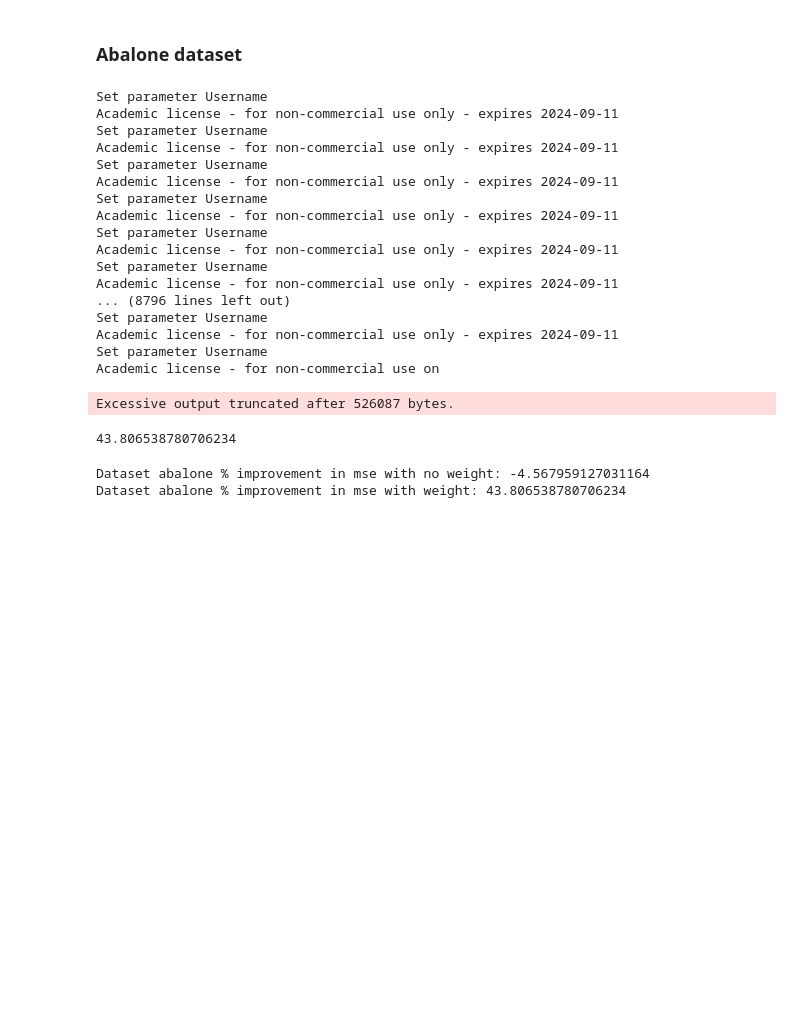
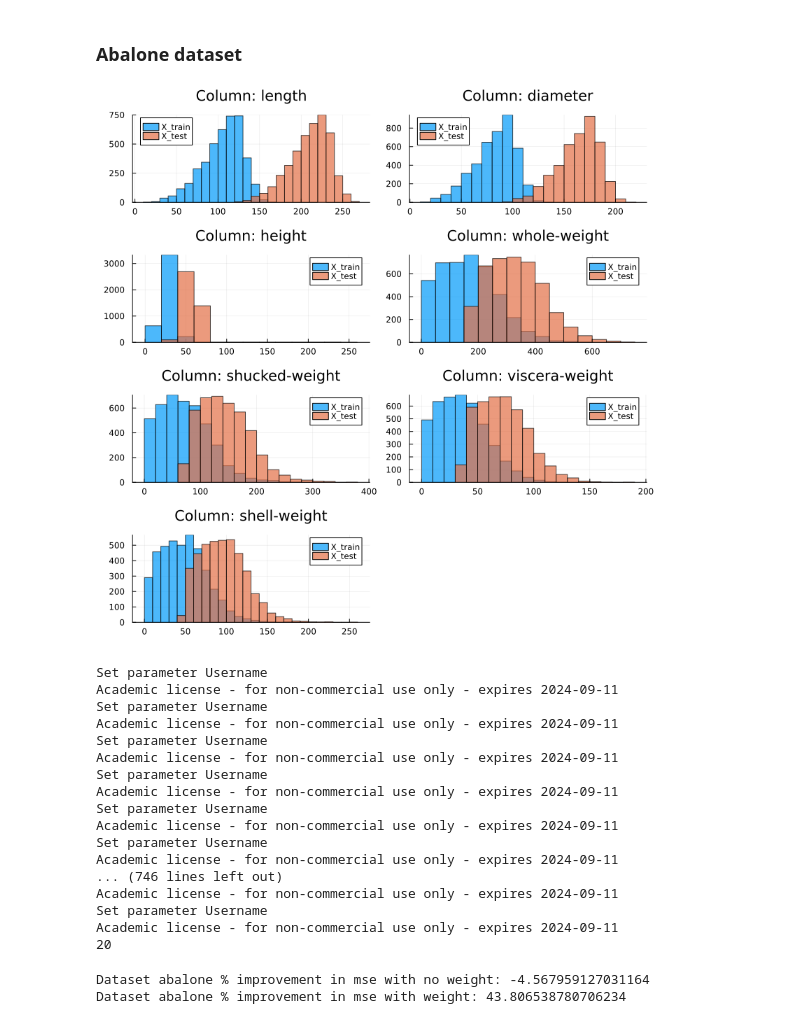
Before and after one commit to mogdog18/CovariateStableReg, a Jupyter notebook: src/class_notebook.ipynb, the cells around one changed output. Saved outputs shown, nothing was run; the diff lists cells and outputs as text; code cells hidden in the pictures; blank space fills up the shorter version.

```diff
--- a/src/class_notebook.ipynb
+++ b/src/class_notebook.ipynb
@@ -389,11 +376,12 @@ X_full, y_full = get_abalone_data()
 abalone_instance= RegressionClass("abalone", X_full, X_full, y_full, y_full, [0.5, 0.1], "Normal", lambdas, test_fraction, train_fraction, num_runs);
 #todo: call during instantiation
 generate_covariate_shift(abalone_instance);
+# %%
+plot_covariate_shit(abalone_instance.X, abalone_instance.X_shifted)
+# %% [output]
+[figure, added]
 # %%
 random_mse_test_scores, random_weights_mse_test_scores, optim_mse_test_scores, optim_weights_mse_test_scores = repeat_four_methods(abalone_instance)
-
-improv_no_weight = calculate_percentage_improvement(optim_mse_test_scores, random_mse_test_scores)
-improv_with_weight = calculate_percentage_improvement(optim_weights_mse_test_scores, random_weights_mse_test_scores)
 # %% [output]
 Set parameter Username
 Academic license - for non-commercial use only - expires 2024-09-11
@@ -407,11 +395,9 @@ Set parameter Username
 Academic license - for non-commercial use only - expires 2024-09-11
 Set parameter Username
 Academic license - for non-commercial use only - expires 2024-09-11
-... (8796 lines left out)
+... (746 lines left out)
+Academic license - for non-commercial use only - expires 2024-09-11
 Set parameter Username
 Academic license - for non-commercial use only - expires 2024-09-11
-Set parameter Username
-Academic license - for non-commercial use on
+20
-Excessive output truncated after 526087 bytes.
-43.806538780706234
 # %%
```
Also changed, not shown: parts of 7 cells of this notebook, 1 other file.
